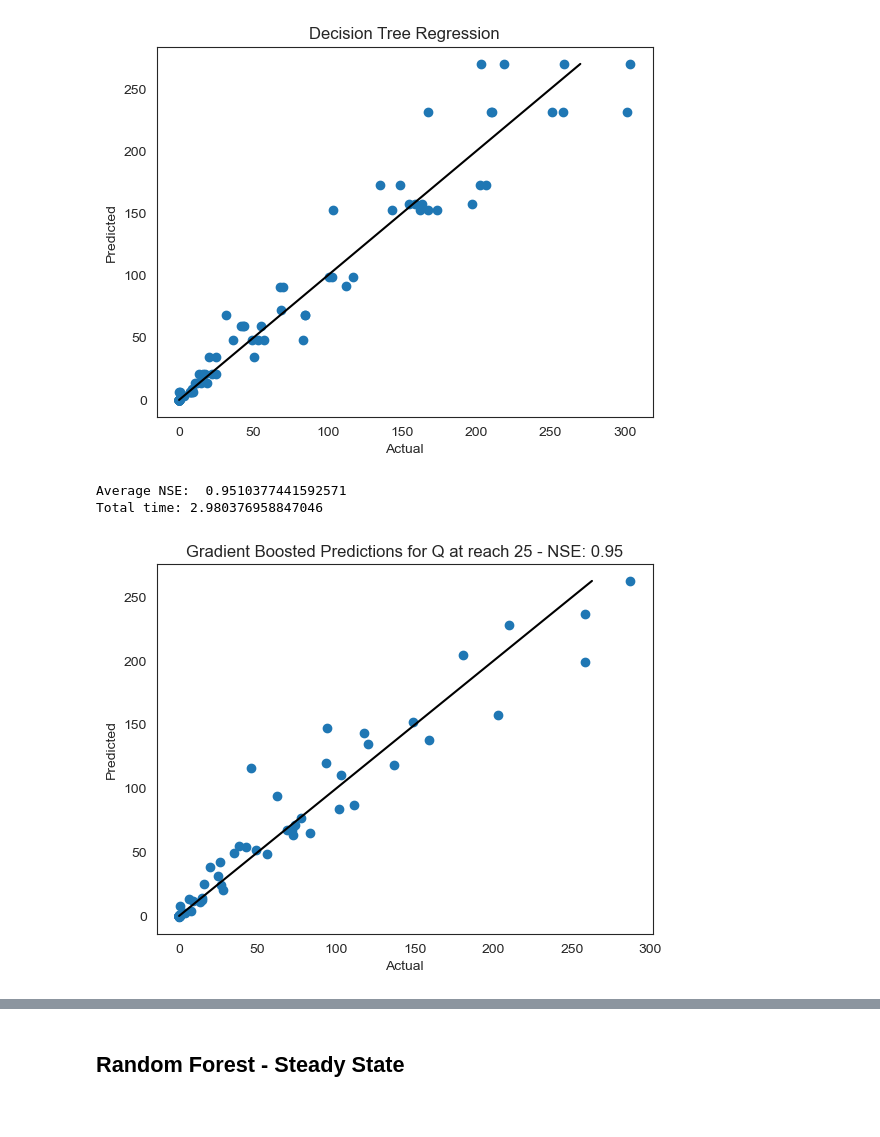
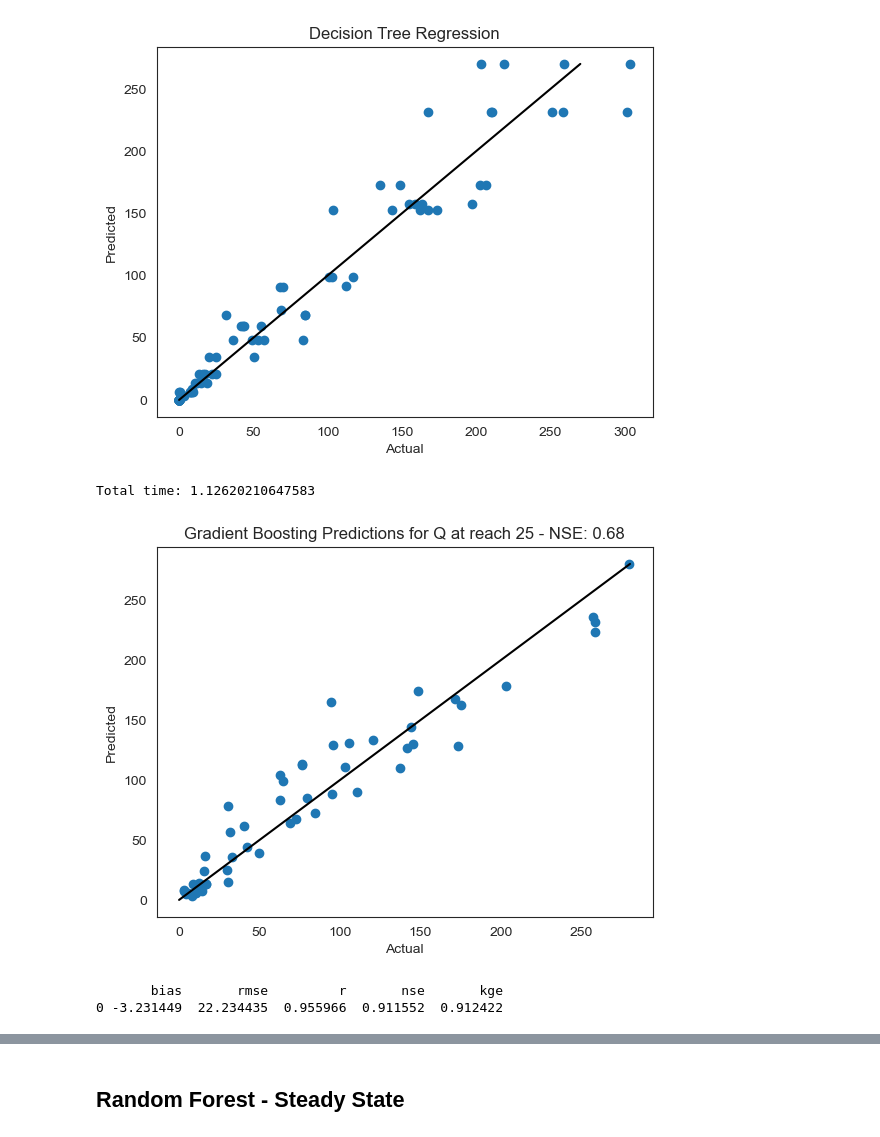
Before and after one commit to davermurray/mf-trees, a Jupyter notebook: ModflowSfrTree_JustWellTrees.ipynb, the cells around one changed output, grey strips where cells are left out. Saved outputs shown, nothing was run; the diff lists cells and outputs as text; code cells hidden in the pictures.

```diff
--- a/ModflowSfrTree_JustWellTrees.ipynb
+++ b/ModflowSfrTree_JustWellTrees.ipynb
@@ -287,7 +326,7 @@ plt.xlabel('Reach Number')
 # %% [markdown]
 ## Now for the Modflow Cell Heads
 # %%
-ibound = np.loadtxt('ibound_lyr1.txt')
+ibound = np.loadtxt('base/ibound_lyr1.txt')
 all_well_loc = np.asarray(np.where(ibound == 1)).T
 print(all_well_loc) #nrow,ncol
 # %% [output]
@@ -425,20 +483,11 @@ well num, well col, well row
 # %% [markdown]
 ## Using Heads to predict stream Flow
 # %%
-# Since we changed the number of wells - use this for flow only outputs
-#well_df = pd.DataFrame(new_well_head.transpose(), index = new_zone.index)
-
-#well_sample = well_head_df.sample(frac = 0.1, axis = 1)
-
-#if not pulling new heads
-well_head_df = pd.read_pickle('WellHead_SS.pkl')
-
+## Setting up the head inputs
 
 river_well_loc = np.where(all_well_loc[:,0] == 25)
 #river_well_loc = np.where((all_well_loc[:,0] > 23) & (all_well_loc[:,0] < 27))
 
-#print(river_well_loc)
-#print(len(all_well_loc))
 CHBound_loc = np.where(all_well_loc[:,1] > 47) #
 drop_locs= np.concatenate((river_well_loc, CHBound_loc), axis = 1)
 #print(len(river_well_loc[0]))
@@ -451,7 +500,8 @@ well_head_noRiv.columns = well_head_noRiv.columns.astype(str)
 
 well_loc_df = pd.DataFrame(all_well_loc).drop(drop_locs[0])
 
-norm_well_df = (well_head_noRiv - np.min(well_head_noRiv.min().values))
-norm_well_df = norm_well_df/ np.max(well_head_noRiv.max().values)
-norm_well_df.columns = norm_well_df.columns.astype(str)
+#Normalizing inputs (?) - not currently using
+# norm_well_df = (well_head_noRiv - np.min(well_head_noRiv.min().values))
+# norm_well_df = norm_well_df/ np.max(well_head_noRiv.max().values)
+# norm_well_df.columns = norm_well_df.columns.astype(str)
 # %%
@@ -551,17 +601,17 @@ best_pars_dt = {'splitter': 'best', 'min_samples_split': 15, 'min_samples_leaf':
 # %%
 # Split dataset into training set and test set, default here is 30% test
 t0 = time.time()
-n = 1
+n = 100
 
 PredList = []
 NSEList = []
-KGEList = []
+metric_ls = []
 importanceList = []
 depthlist = []
 
 
 
-new_zone_q = np.log(ReachQdf.loc[well_head_noRiv.index]+1)
+#new_zone_q = np.log(ReachQdf.loc[well_head_noRiv.index]+1)
 new_zone_q = ReachQdf.loc[well_head_noRiv.index]
 rn = 25
 
@@ -575,8 +625,8 @@ for i in range(n):
 
     # Create Decisiton Tree Object
     Tree = DecisionTreeRegressor(
-        #**best_pars_dt)
-        max_depth = 2)
+        **best_pars_dt)
+        #max_depth = 2)
 
     # Train Decision Tree Classifer
     Tree = Tree.fit(X_train,y_train)
@@ -585,7 +635,7 @@ for i in range(n):
     y_pred = Tree.predict(X_test)
     PredList.append(y_pred)
     NSEList.append(NSE(y_pred, y_test))
-    KGEList.append(kge(y_test, y_pred))
+    metric_ls.append(metrics(y_test, y_pred))
     depthlist.append(Tree.get_depth())
     #feature importance
     feat_df = pd.DataFrame(Tree.feature_importances_, index = Tree.feature_names_in_.astype('int'))
@@ -597,7 +647,7 @@ for i in range(n):
 
 #print("RMSE: ", metrics.mean_squared_error(y_test, y_pred, squared=False))
 print("Average NSE: ", np.nanmean(NSEList))
-print("Average KGE: ", np.nanmean(KGEList))
+#print("Average KGE: ", np.nanmean(KGEList))
 
 print("Average Tree Depth: ", np.mean(depthlist))
 # Plot the results
@@ -760,7 +841,7 @@ n = 100
 #PLotting out the result grid
 #wellmesh = interp2d(kk,gg, wellmesh, kind='cubic')
 #PLotting out the result grid
-dt_total_imp_df = imp_df.sum(axis=1) / n #sum up all the trees and normalize to 1
+dt_total_imp_df = imp_df_rand.sum(axis=1) / n #sum up all the trees and normalize to 1
 #Sum up all the stress periods for each well location
 dt_AllTSimp = dt_total_imp_df.groupby(dt_total_imp_df.index // numTS).sum()
 
@@ -1090,7 +1171,7 @@ t0 = time.time()
 n = 1
 
 PredList = []
-NSEList = []
+metrics_gb = []
 importanceList = []
 depthlist = []
 
@@ -1110,41 +1191,37 @@ for i in range(n):
     #Predict the response for test dataset
     y_pred = xgBest.predict(X_test)
     PredList.append(y_pred)
-    NSEList.append(NSE(y_pred, y_test))
+    metrics_gb.append(metrics(y_test, y_pred))
     #depthlist.append(xgBest.get_depth())
     #feature importance
     gr_feat_df = pd.DataFrame(xgBest.feature_importances_, index = xgBest.feature_names_in_.astype('int'))
     gr_imp_df = gr_imp_df.merge(gr_feat_df.rename(columns={0:i}), left_index=True, right_index = True)
 
 
 
-
-#print("RMSE: ", metrics.mean_squared_error(y_test, y_pred, squared=False))
-print("Average NSE: ", np.mean(NSEList))
 #print("Average Tree Depth: ", np.mean(depthlist))
 # Plot the results
 
 
 
 t1 = time.time()
 
 total = t1-t0
 print('Total time: ' + str(total))
 
 plt.figure()
 plt.scatter(y_test, y_pred)
 outmax = np.max(y_pred)
 plt.plot([0, outmax], [0, outmax], color='k', linestyle='-')
 
 plt.xlabel("Actual")
 plt.ylabel("Predicted")
 title = "Gradient Boosting Predictions for Q at reach " + str(rn) +" - NSE: " + str(round(NSEList[-1],2))
 plt.title(title)
 #plt.yscale('log')
 #plt.xscale('log')
 #plt.legend()
 plt.show()
 # %% [output]
-Average NSE:  0.9510377441592571
-Total time: 2.980376958847046
+Total time: 1.12620210647583
-[figure, old version]
+[figure, new version]
@@ -1153,3 +1228,11 @@ gr_imp_df.to_pickle('SteadyState_GB_Impdf.pkl')
+# %%
+#gr_imp_df.to_pickle('SteadyState_GB_Impdf.pkl')
+metrics_df_gb = pd.DataFrame(metrics_gb, columns = metric_cols)
+
+print(metrics_df_gb)
+# %% [output]
+       bias       rmse         r       nse       kge
+0 -3.231449  22.234435  0.955966  0.911552  0.912422
 # %%
 numTS = 1
 gr_total_imp_df = gr_imp_df.sum(axis=1) / n #sum up all the trees and normalize to 1
```
Also changed, not shown: parts of 30 cells of this notebook.
